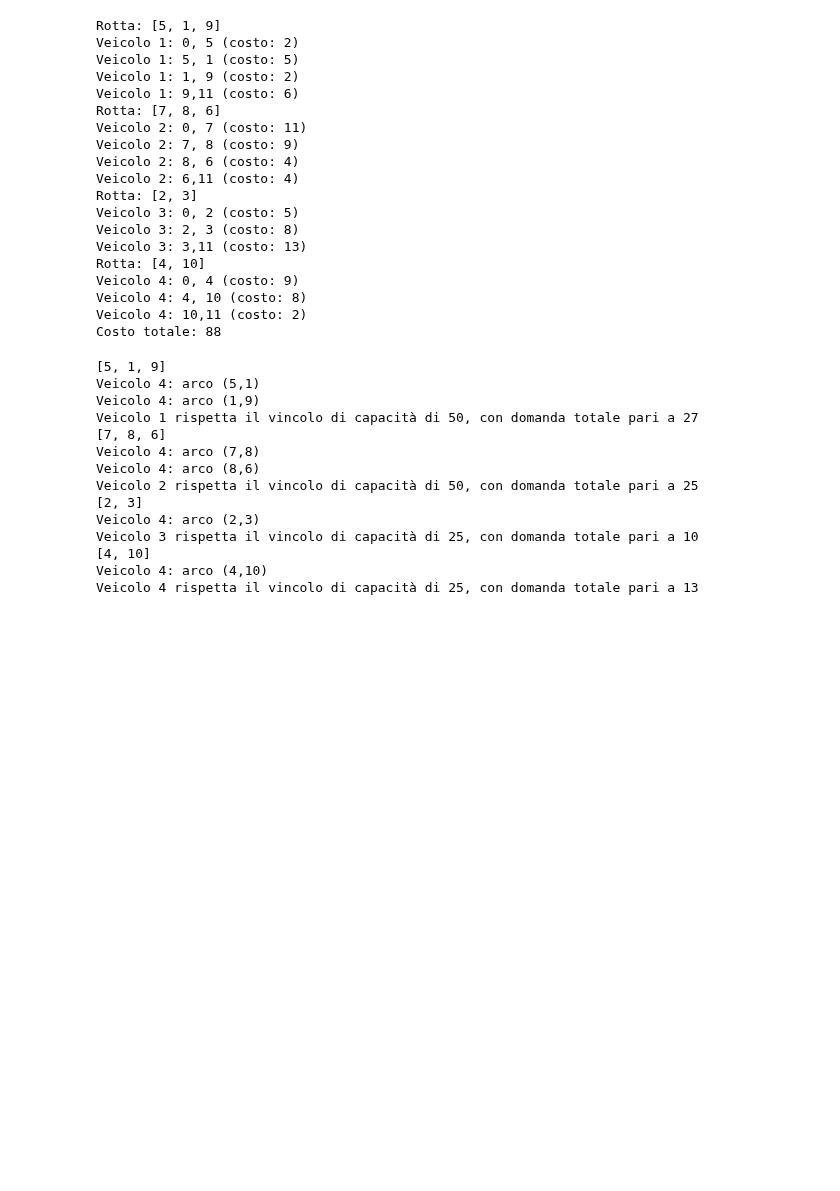
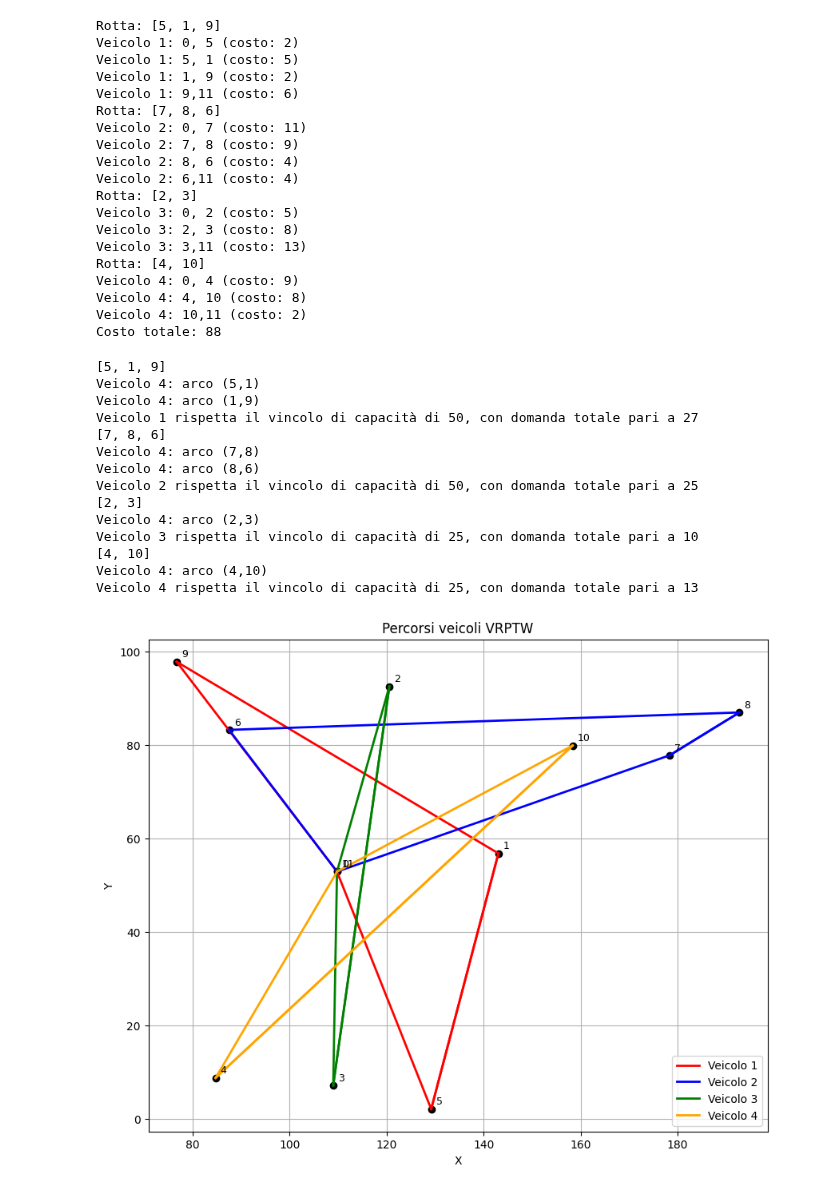
Before and after one commit to manseell/AOCR-Project, a Jupyter notebook: AOCR_Algoritmo_euristico.ipynb, the cells around one changed output. Drawn from its saved outputs; the diff is of its cells as text; code cells hidden in the pictures; blank space fills up the shorter version.

```diff
--- a/AOCR_Algoritmo_euristico.ipynb
+++ b/AOCR_Algoritmo_euristico.ipynb
@@ -459,3 +459,37 @@ Veicolo 3 rispetta il vincolo di capacità di 25, con domanda totale pari a 10
 [4, 10]
 Veicolo 4: arco (4,10)
 Veicolo 4 rispetta il vincolo di capacità di 25, con domanda totale pari a 13
+# %%
+# Colori per i veicoli
+colori = ['red', 'blue', 'green', 'orange', 'purple', 'brown']
+
+plt.figure(figsize=(10, 8))
+
+# Disegna i nodi
+for i in N:
+  plt.plot(xc[i], yc[i], 'ko')
+  plt.text(xc[i]+1, yc[i]+1, str(i), fontsize=9)
+
+for k, liste_rotte in rotte_per_veicolo.items():
+    for rot in liste_rotte:
+        for nodo in range(len(rot)):
+            if nodo==0:
+                plt.plot([xc[0], xc[rot[nodo]]], [yc[0], yc[rot[nodo]]], color=colori[k-1], linewidth=2, label=f'Veicolo {k}')
+                plt.plot([xc[rot[nodo]], xc[rot[nodo+1]]], [yc[rot[nodo]], yc[rot[nodo+1]]], color=colori[k-1], linewidth=2, label=f'Veicolo {k}')
+            if nodo==len(rot)-1:
+                plt.plot([xc[rot[nodo]], xc[n+1]], [yc[rot[nodo]], yc[n+1]], color=colori[k-1], linewidth=2, label=f'Veicolo {k}')
+            else:
+                plt.plot([xc[rot[nodo]], xc[rot[nodo+1]]], [yc[rot[nodo]], yc[rot[nodo+1]]], color=colori[k-1], linewidth=2, label=f'Veicolo {k}')
+
+# Evita duplicati nella legenda
+handles, labels = plt.gca().get_legend_handles_labels()
+by_label = dict(zip(labels, handles))
+plt.legend(by_label.values(), by_label.keys())
+
+plt.title("Percorsi veicoli VRPTW")
+plt.xlabel("X")
+plt.ylabel("Y")
+plt.grid(True)
+plt.show()
+# %% [output]
+[figure, added]
```
